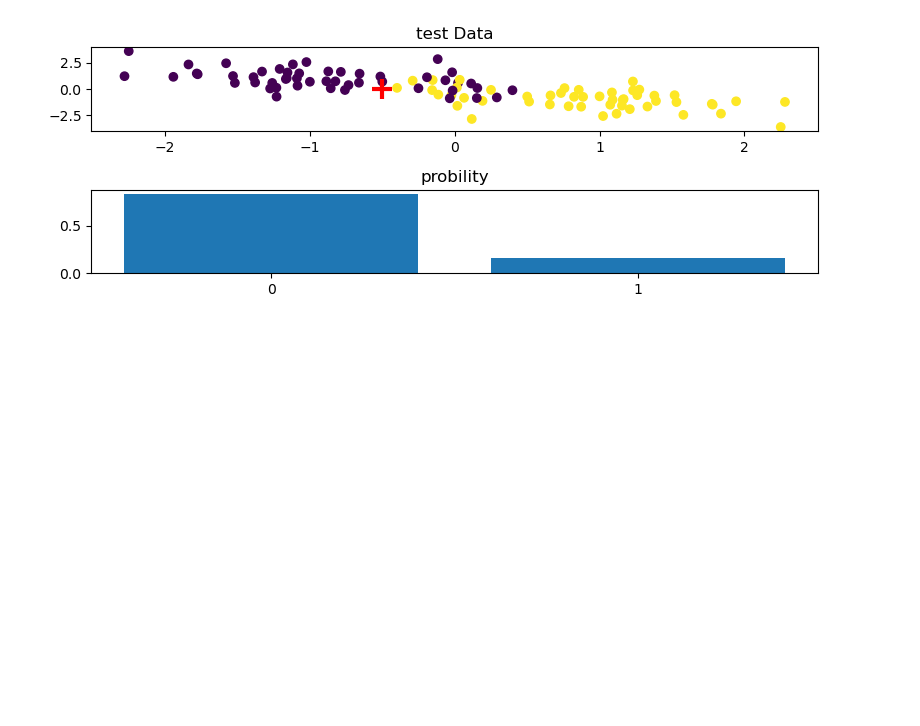
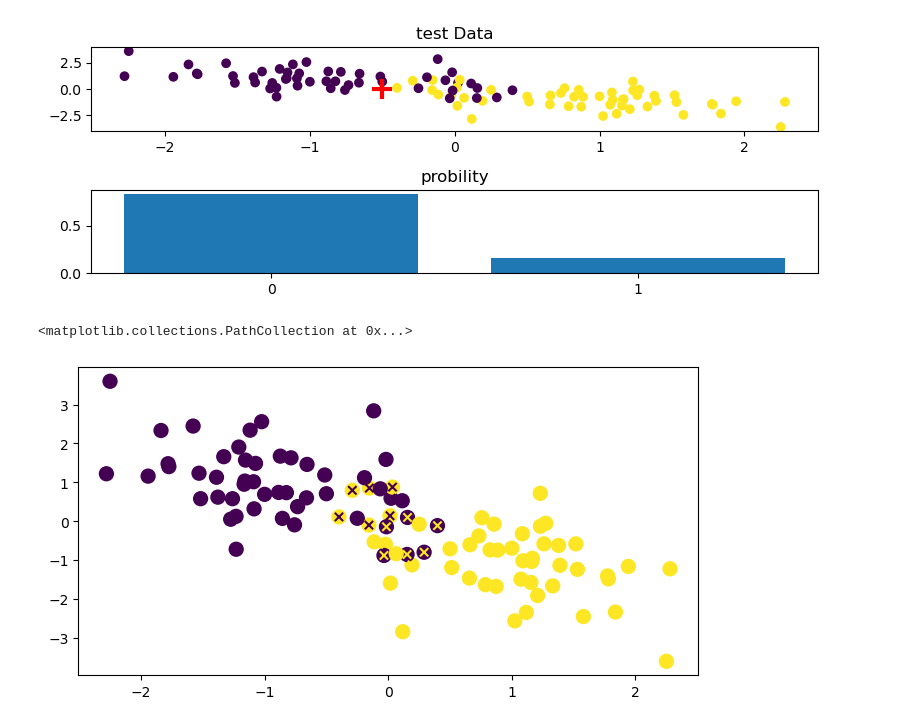
Before and after one commit to yisy0703/ai, a Jupyter notebook: source/13_MachineLearning/3장_분류분석.ipynb, the cells around one changed output. Cells and saved outputs as stored; diff of their text form; code cells hidden in the pictures; blank space fills up the shorter version.

```diff
--- a/source/13_MachineLearning/3장_분류분석.ipynb
+++ b/source/13_MachineLearning/3장_분류분석.ipynb
@@ -220,3 +220,11 @@ plt.show()
 # %% [output]
 [[0.83544581 0.16455419]]
 [figure]
+# %%
+y_hat = model.predict(X)
+plt.figure(figsize=(8,4))
+plt.scatter(X[:,0], X[:,1], c=y, s=100)
+plt.scatter(X[:,0], X[:,1], c=y_hat, marker='x')
+# %% [output]
+<matplotlib.collections.PathCollection at 0x...>
+[figure, added]
```
